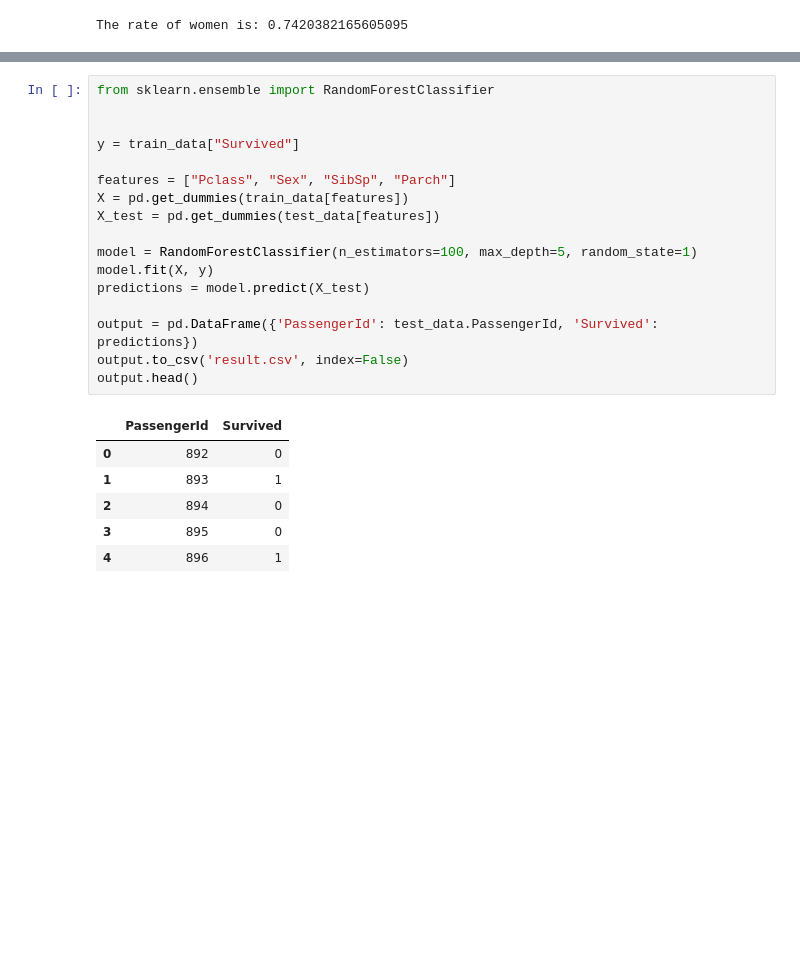
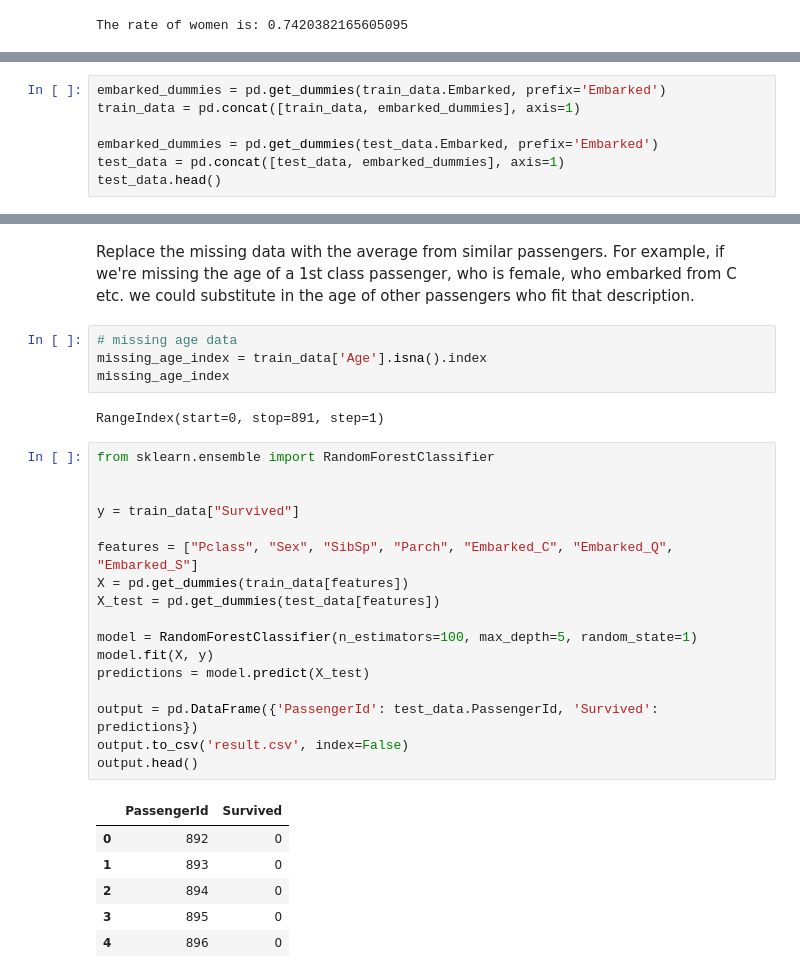
Before and after one commit to malte-n/Data-Science-Portfolio, a Jupyter notebook: titanic_kaggle_comp/titanic_classification_problem.ipynb, the cells around one changed output, grey strips where cells are left out. Cells and saved outputs as stored; diff of their text form; blank space fills up the shorter version.

```diff
--- a/titanic_kaggle_comp/titanic_classification_problem.ipynb
+++ b/titanic_kaggle_comp/titanic_classification_problem.ipynb
@@ -274,0 +284,7 @@ Name: Survived, Length: 577, dtype: int64
+# %%
+embarked_dummies = pd.get_dummies(train_data.Embarked, prefix='Embarked')
+train_data = pd.concat([train_data, embarked_dummies], axis=1)
+
+embarked_dummies = pd.get_dummies(test_data.Embarked, prefix='Embarked')
+test_data = pd.concat([test_data, embarked_dummies], axis=1)
+test_data.head()
@@ -275,24 +305,32 @@ Name: Survived, Length: 577, dtype: int64
+# %% [markdown]
+Replace the missing data with the average from similar passengers. For example, if we're missing the age of a 1st class passenger, who is female, who embarked from C etc. we could substitute in the age of other passengers who fit that description.
+# %%
+# missing age data
+missing_age_index = train_data['Age'].isna().index
+missing_age_index
+# %% [output]
+RangeIndex(start=0, stop=891, step=1)
 # %%
 from sklearn.ensemble import RandomForestClassifier
 
 
 y = train_data["Survived"]
 
-features = ["Pclass", "Sex", "SibSp", "Parch"]
+features = ["Pclass", "Sex", "SibSp", "Parch", "Embarked_C", "Embarked_Q", "Embarked_S"]
 X = pd.get_dummies(train_data[features])
 X_test = pd.get_dummies(test_data[features])
 
 model = RandomForestClassifier(n_estimators=100, max_depth=5, random_state=1)
 model.fit(X, y)
 predictions = model.predict(X_test)
 
 output = pd.DataFrame({'PassengerId': test_data.PassengerId, 'Survived': predictions})
 output.to_csv('result.csv', index=False)
 output.head()
 # %% [output]
 |  | PassengerId | Survived |
 | 0 | 892 | 0 |
-| 1 | 893 | 1 |
+| 1 | 893 | 0 |
 | 2 | 894 | 0 |
 | 3 | 895 | 0 |
-| 4 | 896 | 1 |
+| 4 | 896 | 0 |
```
Also changed, not shown: parts of 10 cells of this notebook, 1 other file.
